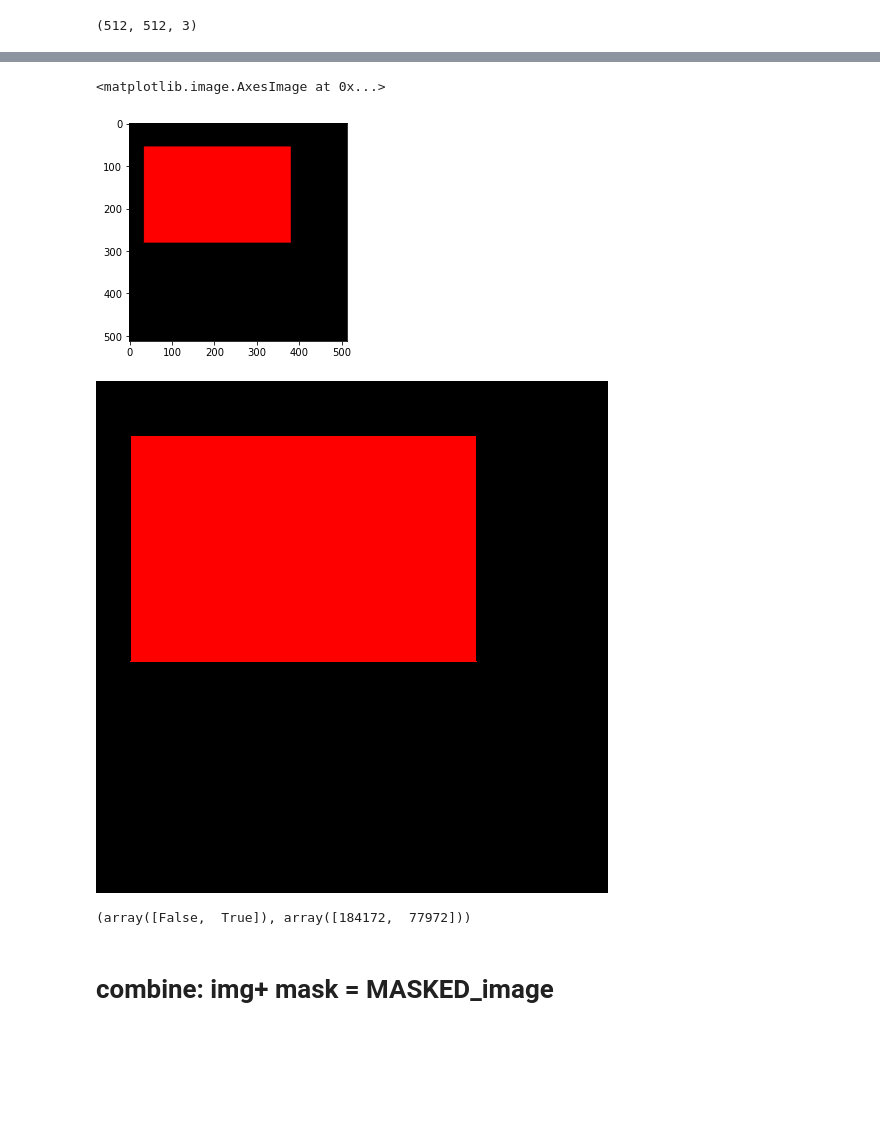
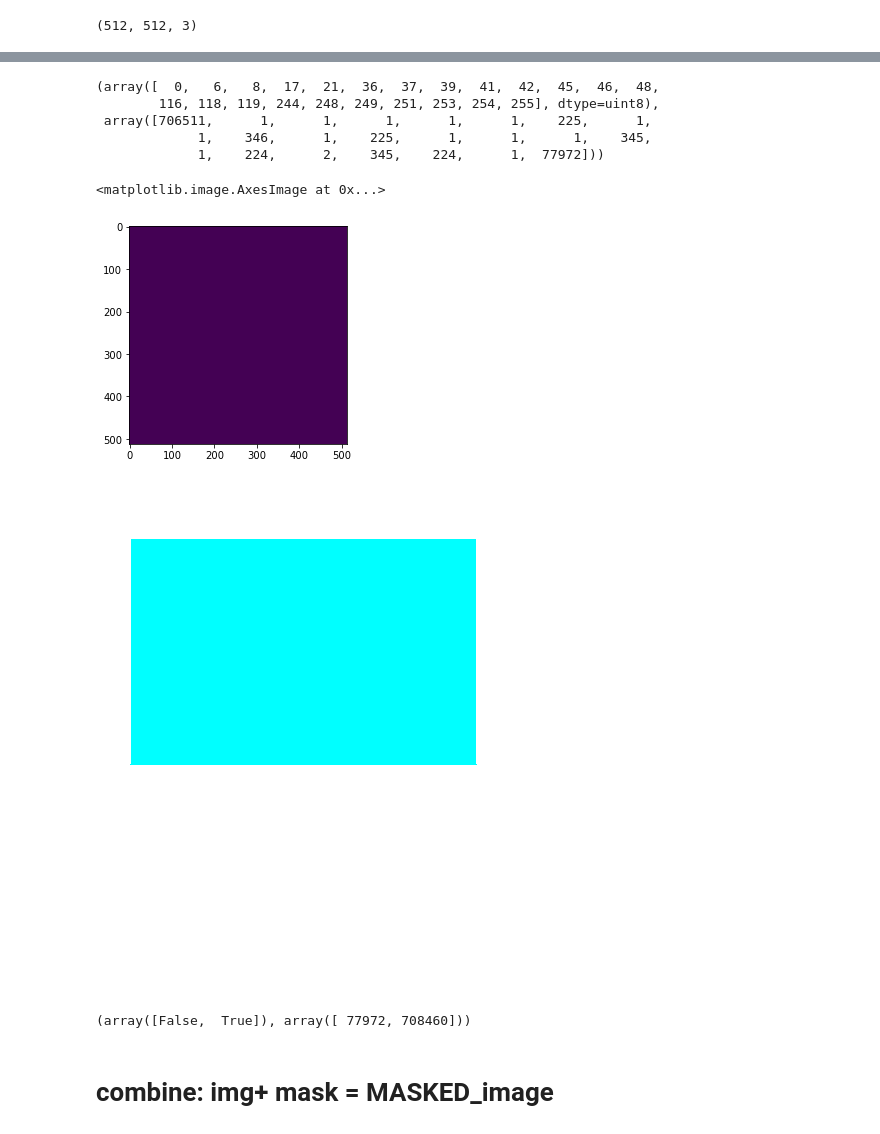
Before and after one commit to RahulS247/Hotel_Recognition-kaggle_challenge, a Jupyter notebook: maskGAN.ipynb, the cells around one changed output, grey strips where cells are left out. Saved outputs shown, nothing was run; the diff lists cells and outputs as text; code cells hidden in the pictures; blank space fills up the shorter version.

Commit message:
mask in RGB channels

```diff
--- a/maskGAN.ipynb
+++ b/maskGAN.ipynb
@@ -72,16 +114,27 @@ np.unique(mask,return_counts=True)
+# %%
+imgm=imgm/255
+mask = imgm[:, :, :] < 1
+# %%
+np.unique(imgm,return_counts=True)
+# %% [output]
+(array([  0,   6,   8,  17,  21,  36,  37,  39,  41,  42,  45,  46,  48,
+        116, 118, 119, 244, 248, 249, 251, 253, 254, 255], dtype=uint8),
+ array([706511,      1,      1,      1,      1,      1,    225,      1,
+             1,    346,      1,    225,      1,      1,      1,    345,
+             1,    224,      2,    345,    224,      1,  77972]))
 # %%
-plt.imshow(mask*255)
+plt.imshow(mask[:,:,:]*255)
 # %% [output]
 <matplotlib.image.AxesImage at 0x...>
-[figure, old version]
+[figure, new version]
 # %%
 pil_image.fromarray((mask*255).astype(np.uint8))
 # %% [output]
-[figure, old version]
+[figure, new version]
 # %%
 np.unique(mask,return_counts=True)
 # %% [output]
-(array([False,  True]), array([184172,  77972]))
+(array([False,  True]), array([ 77972, 708460]))
 # %% [markdown]
 # combine: img+ mask = MASKED_image
 # %%
```
Also changed, not shown: parts of 18 cells of this notebook.
